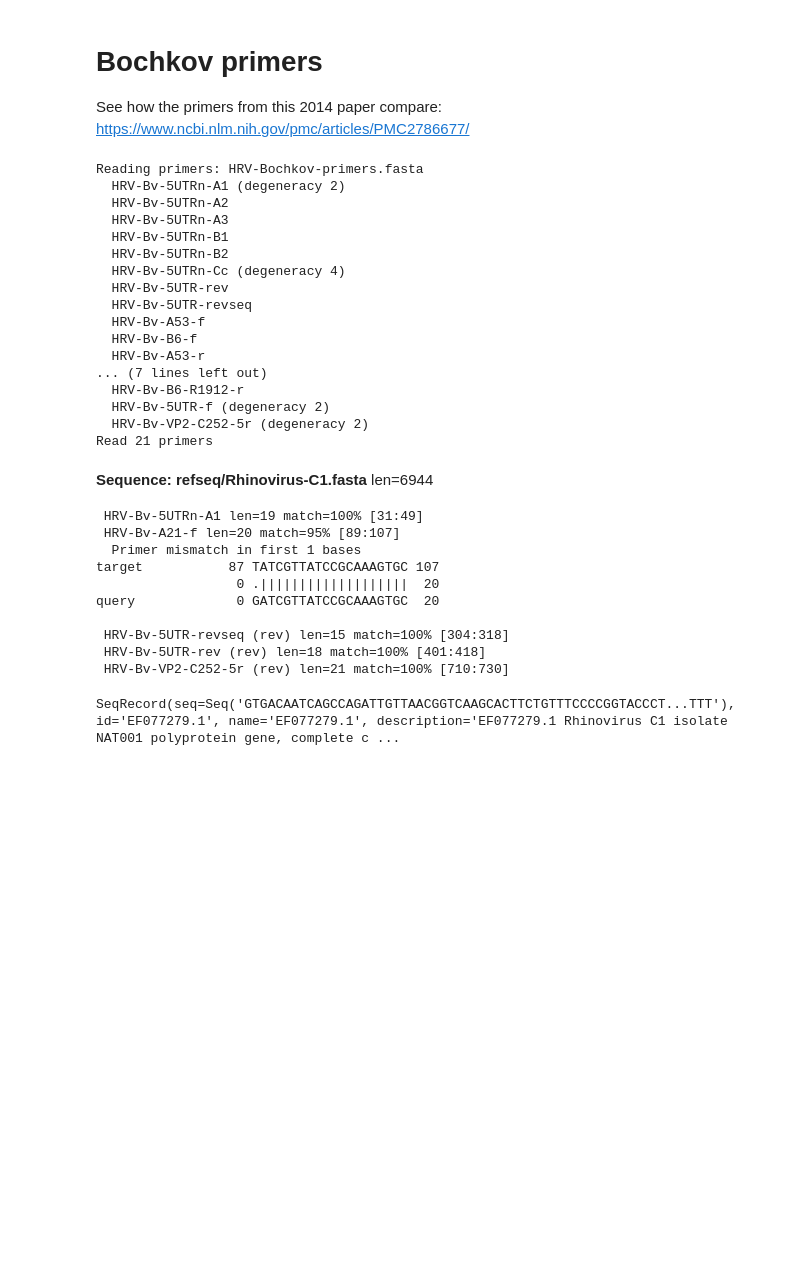
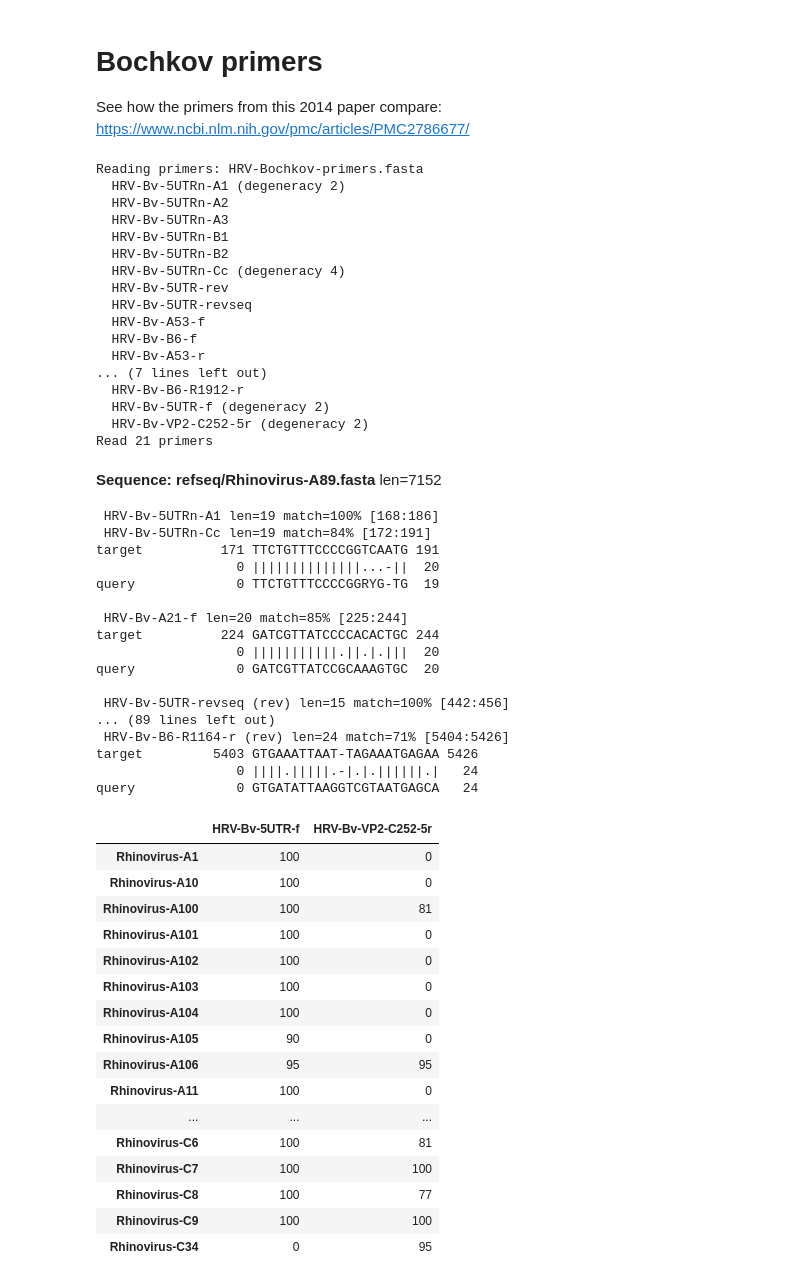
Before and after one commit to RByers/RespiCov-analyze, a Jupyter notebook: AssaySeqBinding-HRV.ipynb, the cells around one changed output. Saved outputs shown, nothing was run; the diff lists cells and outputs as text; code cells hidden in the pictures; blank space fills up the shorter version.

```diff
--- a/AssaySeqBinding-HRV.ipynb
+++ b/AssaySeqBinding-HRV.ipynb
@@ -847,36 +847,61 @@ query             0 GATCTAATCATATACCGAACAAACAC   26
 See how the primers from this 2014 paper compare: https://www.ncbi.nlm.nih.gov/pmc/articles/PMC2786677/
 # %%
 bochkovPrimers = RCUtils.readPrimers("HRV-Bochkov-primers.fasta", display=True, expandAmbiguous=False)
-printSeqBinding("refseq/Rhinovirus-C1.fasta", "fasta", primers=bochkovPrimers)
+printSeqBinding("refseq/Rhinovirus-A89.fasta", "fasta", primers=bochkovPrimers, matchThreshold=0.7)
 
-#summaryTable("refseq/Rhinovirus-*.fasta", "fasta", primers=bochkovPrimers)
+# Filter out only the sequencing primers 5UTR-f and VP2-C252-5r
+sp = [p for p in bochkovPrimers if p.id in ["HRV-Bv-5UTR-f", "HRV-Bv-VP2-C252-5r"]]
+summaryTable("refseq/Rhinovirus-*.fasta", "fasta", primers=sp, collapse=False)
 # %% [output]
 Reading primers: HRV-Bochkov-primers.fasta
   HRV-Bv-5UTRn-A1 (degeneracy 2)
   HRV-Bv-5UTRn-A2
   HRV-Bv-5UTRn-A3
   HRV-Bv-5UTRn-B1
   HRV-Bv-5UTRn-B2
   HRV-Bv-5UTRn-Cc (degeneracy 4)
   HRV-Bv-5UTR-rev
   HRV-Bv-5UTR-revseq
   HRV-Bv-A53-f
   HRV-Bv-B6-f
   HRV-Bv-A53-r
 ... (7 lines left out)
   HRV-Bv-B6-R1912-r
   HRV-Bv-5UTR-f (degeneracy 2)
   HRV-Bv-VP2-C252-5r (degeneracy 2)
 Read 21 primers
-Sequence: refseq/Rhinovirus-C1.fasta len=6944
+Sequence: refseq/Rhinovirus-A89.fasta len=7152
- HRV-Bv-5UTRn-A1 len=19 match=100% [31:49]
- HRV-Bv-A21-f len=20 match=95% [89:107]
-  Primer mismatch in first 1 bases
-target           87 TATCGTTATCCGCAAAGTGC 107
-                  0 .|||||||||||||||||||  20
+ HRV-Bv-5UTRn-A1 len=19 match=100% [168:186]
+ HRV-Bv-5UTRn-Cc len=19 match=84% [172:191]
+target          171 TTCTGTTTCCCCGGTCAATG 191
+                  0 ||||||||||||||...-||  20
+query             0 TTCTGTTTCCCCGGRYG-TG  19
+
+ HRV-Bv-A21-f len=20 match=85% [225:244]
+target          224 GATCGTTATCCCCACACTGC 244
+                  0 |||||||||||.||.|.|||  20
 query             0 GATCGTTATCCGCAAAGTGC  20
 
- HRV-Bv-5UTR-revseq (rev) len=15 match=100% [304:318]
- HRV-Bv-5UTR-rev (rev) len=18 match=100% [401:418]
- HRV-Bv-VP2-C252-5r (rev) len=21 match=100% [710:730]
+ HRV-Bv-5UTR-revseq (rev) len=15 match=100% [442:456]
+... (89 lines left out)
+ HRV-Bv-B6-R1164-r (rev) len=24 match=71% [5404:5426]
+target         5403 GTGAAATTAAT-TAGAAATGAGAA 5426
+                  0 ||||.|||||.-|.|.||||||.|   24
+query             0 GTGATATTAAGGTCGTAATGAGCA   24
-SeqRecord(seq=Seq('GTGACAATCAGCCAGATTGTTAACGGTCAAGCACTTCTGTTTCCCCGGTACCCT...TTT'), id='EF077279.1', name='EF077279.1', description='EF077279.1 Rhinovirus C1 isolate NAT001 polyprotein gene, complete c ...
+|  | HRV-Bv-5UTR-f | HRV-Bv-VP2-C252-5r |
+| Rhinovirus-A1 | 100 | 0 |
+| Rhinovirus-A10 | 100 | 0 |
+| Rhinovirus-A100 | 100 | 81 |
+| Rhinovirus-A101 | 100 | 0 |
+| Rhinovirus-A102 | 100 | 0 |
+| Rhinovirus-A103 | 100 | 0 |
+| Rhinovirus-A104 | 100 | 0 |
+| Rhinovirus-A105 | 90 | 0 |
+| Rhinovirus-A106 | 95 | 95 |
+| Rhinovirus-A11 | 100 | 0 |
+| ... | ... | ... |
+| Rhinovirus-C6 | 100 | 81 |
+| Rhinovirus-C7 | 100 | 100 |
+| Rhinovirus-C8 | 100 | 77 |
+| Rhinovirus-C9 | 100 | 100 |
+| Rhinovirus-C34 | 0 | 95 |
```
Also changed, not shown: parts of 4 cells of this notebook.
